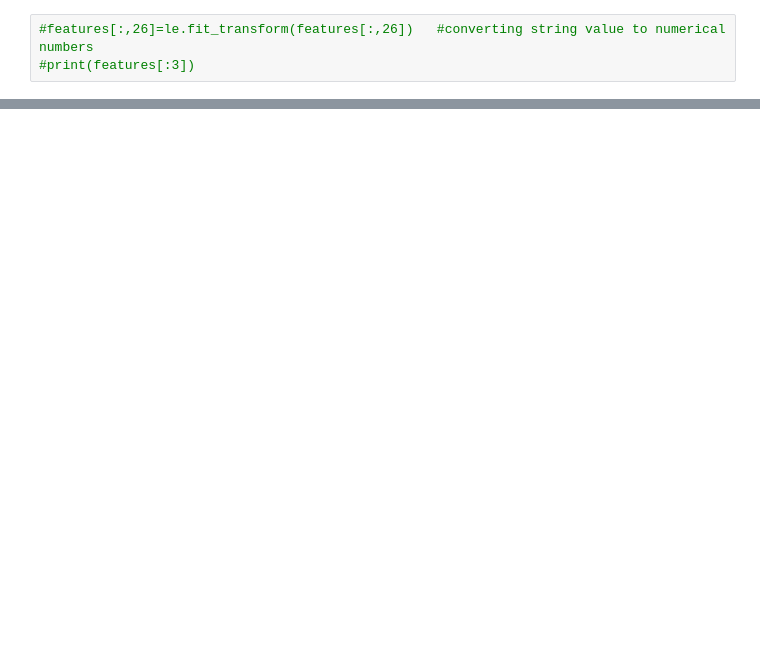
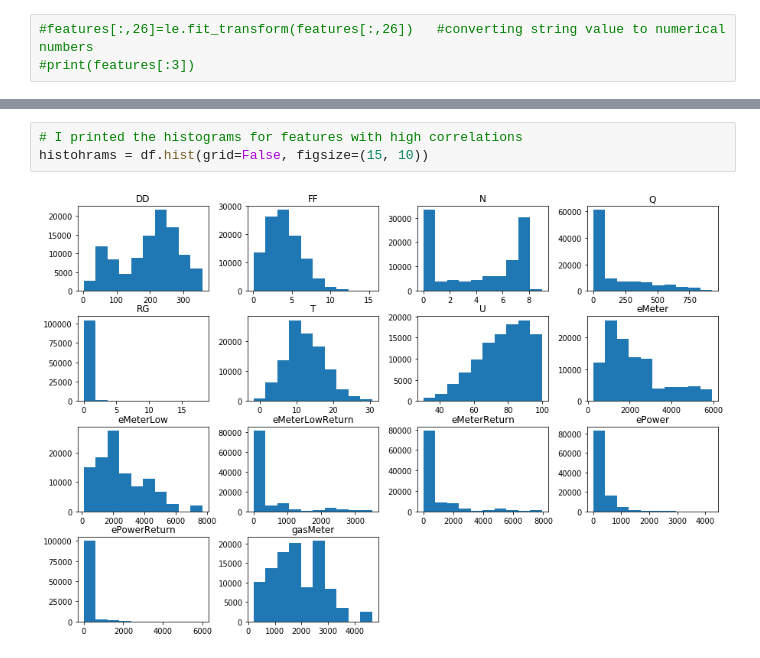
Before and after one commit to deKeijzer/KB-74-OPSCHALER, a Jupyter notebook: Personal_folders/Megan/portfoliolinks/Prep.ipynb, the cells around one changed output, grey strips where cells are left out. Cells and saved outputs as stored; diff of their text form; blank space fills up the shorter version.

```diff
--- a/Personal_folders/Megan/portfoliolinks/Prep.ipynb
+++ b/Personal_folders/Megan/portfoliolinks/Prep.ipynb
@@ -109,0 +112,5 @@ dtype: bool
+# %%
+# I printed the histograms for features with high correlations
+histohrams = df.hist(grid=False, figsize=(15, 10))
+# %% [output]
+[figure, added]
```
Also changed, not shown: parts of 2 cells of this notebook, 12 other files.
